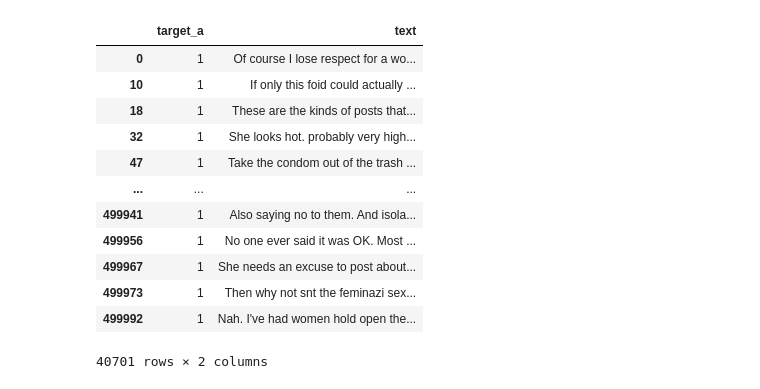
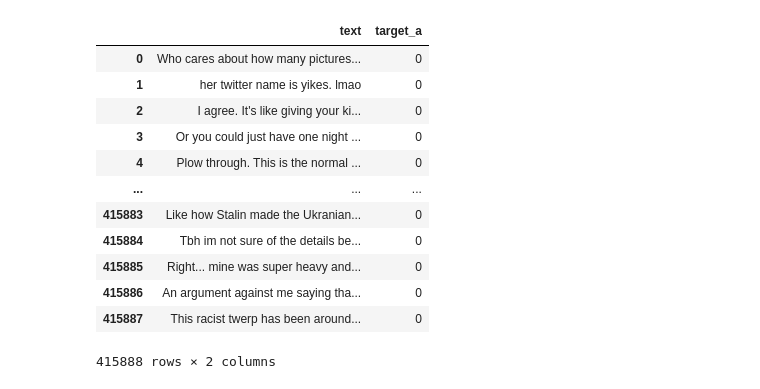
Before and after one commit to AxelBogos/SemEval-Edos, a Jupyter notebook: notebooks/6_ab_unlabeled_data.ipynb, the cells around one changed output. Saved outputs shown, nothing was run; the diff lists cells and outputs as text; code cells hidden in the pictures.

```diff
--- a/notebooks/6_ab_unlabeled_data.ipynb
+++ b/notebooks/6_ab_unlabeled_data.ipynb
@@ -45,16 +25,33 @@ merged_df
-# %%
-merged_df.loc[merged_df['target_a'] == '1']
-# %% [output]
-|  | target_a | text |
-| 0 | 1 | Of course I lose respect for a wo... |
-| 10 | 1 | If only this foid could actually ... |
-| 18 | 1 | These are the kinds of posts that... |
-| 32 | 1 | She looks hot. probably very high... |
-| 47 | 1 | Take the condom out of the trash ... |
-| ... | ... | ... |
-| 499941 | 1 | Also saying no to them. And isola... |
-| 499956 | 1 | No one ever said it was OK. Most ... |
-| 499967 | 1 | She needs an excuse to post about... |
-| 499973 | 1 | Then why not snt the feminazi sex... |
-| 499992 | 1 | Nah. I've had women hold open the... |
-40701 rows × 2 columns
+# %%
+# create final new data
+merged_df = task_a_unlabeled.merge(unlabeled_data, left_index=True, right_index=True, how='inner')
+
+# Set a confidence threshold for pseudo-labeling
+confidence_threshold = 0.99
+test = np.array(task_a_unlabeled)
+
+# Get the most confident predictions and their indices
+most_confident_indices = np.where(test.max(axis=1) > confidence_threshold)[0]
+most_confident_preds = pd.DataFrame(test.argmax(axis=1)[most_confident_indices])
+
+most_confident_preds.columns = ['target_a']
+
+text_task_a = unlabeled_data.iloc[most_confident_indices].reset_index(drop=True)
+text_task_a.columns = ['text']
+
+final_task_a = pd.concat([text_task_a, most_confident_preds],axis=1)
+final_task_a
+# %% [output]
+|  | text | target_a |
+| 0 | Who cares about how many pictures... | 0 |
+| 1 | her twitter name is yikes. lmao | 0 |
+| 2 | I agree. It's like giving your ki... | 0 |
+| 3 | Or you could just have one night ... | 0 |
+| 4 | Plow through. This is the normal ... | 0 |
+| ... | ... | ... |
+| 415883 | Like how Stalin made the Ukranian... | 0 |
+| 415884 | Tbh im not sure of the details be... | 0 |
+| 415885 | Right... mine was super heavy and... | 0 |
+| 415886 | An argument against me saying tha... | 0 |
+| 415887 | This racist twerp has been around... | 0 |
+415888 rows × 2 columns
```
Also changed, not shown: parts of 14 cells of this notebook, 6 other files.
